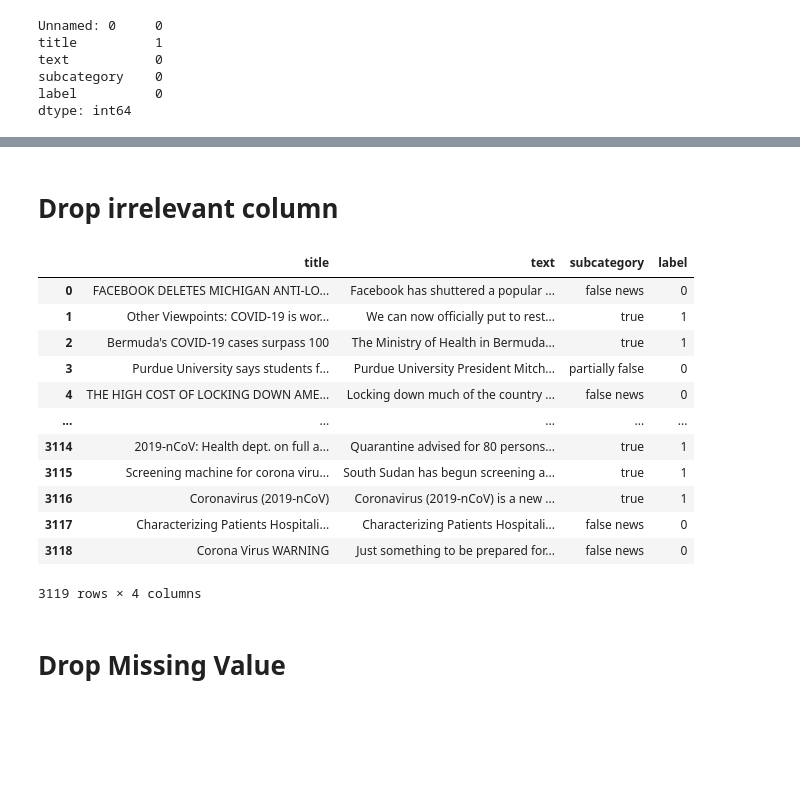
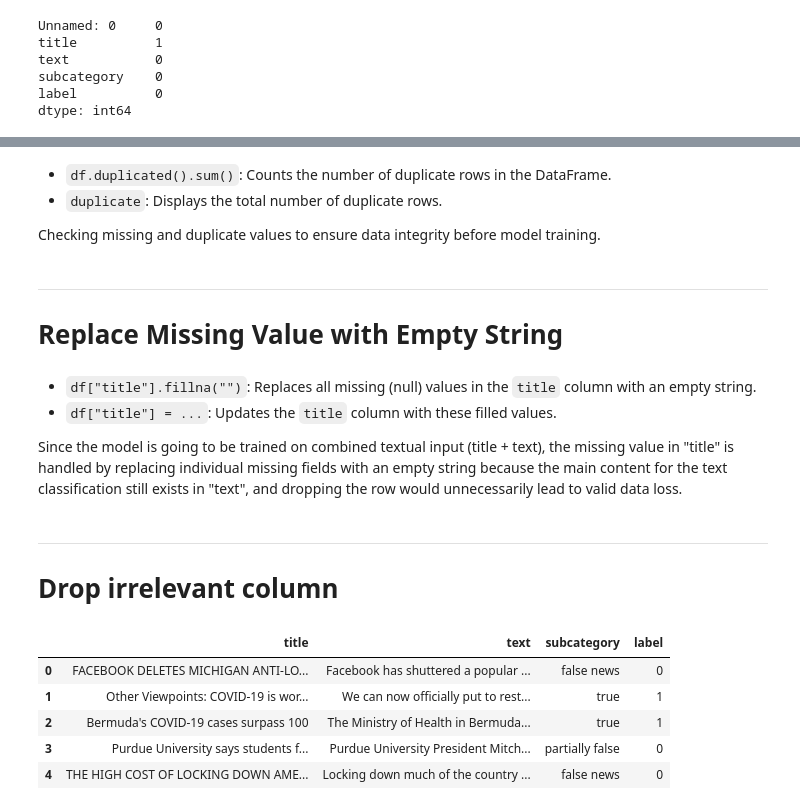
Before and after one commit to Natashaa7/COVID-19-Fake-News-Detection, a Jupyter notebook: Fake-News-Classification.ipynb, the cells around one changed output, grey strips where cells are left out. Cells and saved outputs as stored; diff of their text form; code cells hidden in the pictures; blank space fills up the shorter version.

```diff
--- a/Fake-News-Classification.ipynb
+++ b/Fake-News-Classification.ipynb
@@ -5,7 +43,7 @@ import pandas as pd
 # %% [markdown]
 # Import COVID-19 Fake News Dataset
 # %%
-df = pd.read_excel("fake_new_dataset.csv")
+df = pd.read_excel("fake_new_dataset.xlsx")
 df.head(7)
 # %% [output]
 |  | Unnamed: 0 | title | text | subcategory | label |
@@ -67,21 +139,28 @@ col
+# %% [markdown]
+- `df.duplicated().sum()`: Counts the number of duplicate rows in the DataFrame.
+- `duplicate`: Displays the total number of duplicate rows.
+
+Checking missing and duplicate values to ensure data integrity before model training.
+# %% [markdown]
+---
+# Replace Missing Value with Empty String
+# %%
+df["title"] = df["title"].fillna("")
+# %% [markdown]
+- `df["title"].fillna("")`: Replaces all missing (null) values in the `title` column with an empty string.
+- `df["title"] = ...`: Updates the `title` column with these filled values.
+
+Since the model is going to be trained on combined textual input (title + text), the missing value in "title" is handled by replacing individual missing fields with an empty string because the main content for the text classification still exists in "text", and dropping the row would unnecessarily lead to valid data loss.
 # %% [markdown]
+---
 # Drop irrelevant column
 # %%
 df = df.drop(columns=['Unnamed: 0'])
-df
+df.head()
 # %% [output]
 |  | title | text | subcategory | label |
 | 0 | FACEBOOK DELETES MICHIGAN ANTI-LO... | Facebook has shuttered a popular ... | false news | 0 |
 | 1 | Other Viewpoints: COVID-19 is wor... | We can now officially put to rest... | true | 1 |
 | 2 | Bermuda's COVID-19 cases surpass 100 | The Ministry of Health in Bermuda... | true | 1 |
 | 3 | Purdue University says students f... | Purdue University President Mitch... | partially false | 0 |
 | 4 | THE HIGH COST OF LOCKING DOWN AME... | Locking down much of the country ... | false news | 0 |
-| ... | ... | ... | ... | ... |
-| 3114 | 2019-nCoV: Health dept. on full a... | Quarantine advised for 80 persons... | true | 1 |
-| 3115 | Screening machine for corona viru... | South Sudan has begun screening a... | true | 1 |
-| 3116 | Coronavirus (2019-nCoV) | Coronavirus (2019-nCoV) is a new ... | true | 1 |
-| 3117 | Characterizing Patients Hospitali... | Characterizing Patients Hospitali... | false news | 0 |
-| 3118 | Corona Virus WARNING | Just something to be prepared for... | false news | 0 |
-3119 rows × 4 columns
-# %% [markdown]
-# Drop Missing Value
```
Also changed, not shown: parts of 97 cells of this notebook.
